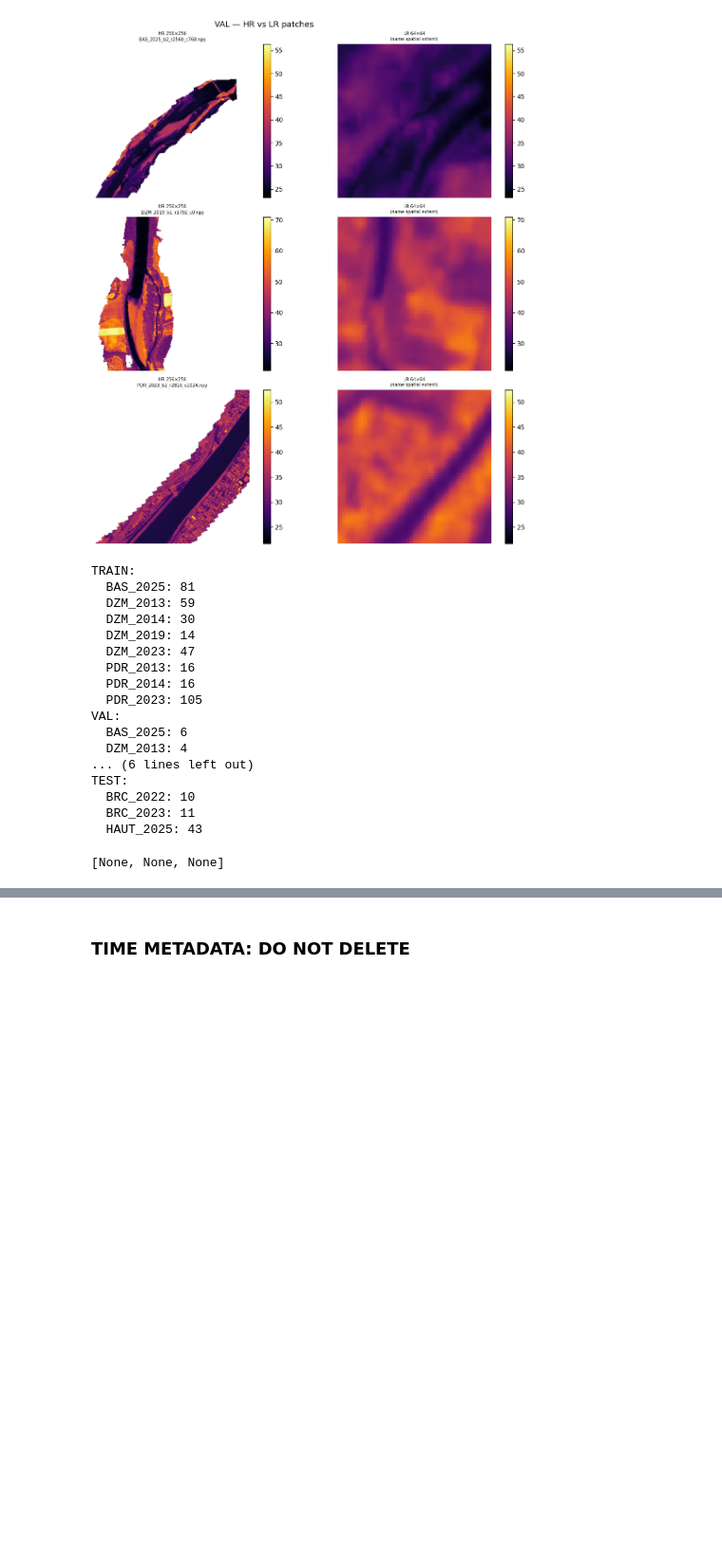
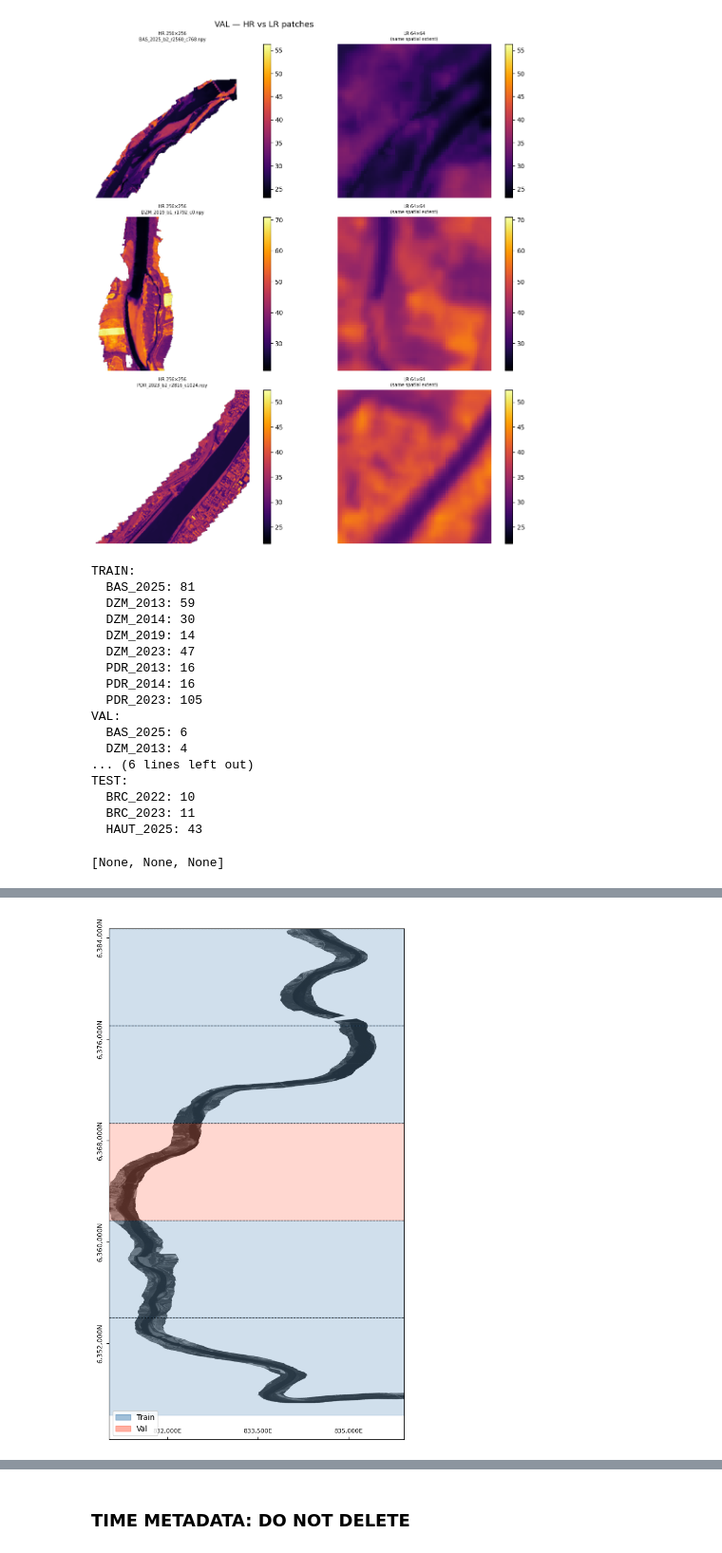
Before and after one commit to Ethel-Ogallo/Superresolution-TIR, a Jupyter notebook: notebooks/00_EDA.ipynb, the cells around one changed output, grey strips where cells are left out. Shown at 95% size. Cells and saved outputs as stored; diff of their text form; code cells hidden in the pictures; blank space fills up the shorter version.

Commit message:
FEAT: compute stats for sequential data

```diff
--- a/notebooks/00_EDA.ipynb
+++ b/notebooks/00_EDA.ipynb
@@ -250,0 +364,81 @@ TEST:
+# %%
+import rasterio
+import matplotlib.pyplot as plt
+import matplotlib.patches as mpatches
+import matplotlib.ticker as mticker
+from matplotlib_scalebar.scalebar import ScaleBar
+import json
+import numpy as np
+from pathlib import Path
+
+data_dir = Path("/share/home/e2406751/Superresolution-TIR/data/HR_downsampled")
+split_map_path = Path("/share/home/e2406751/Superresolution-TIR/data/split_map.json")
+
+with open(split_map_path) as f:
+    split_map = json.load(f)
+
+colors = {"train": "steelblue", "val": "tomato"}
+
+fname = "DZM_2023.tif"
+info = split_map[fname]
+path = data_dir / fname
+
+with rasterio.open(path) as src:
+    data = src.read(1).astype(float)
+    nodata = src.nodata
+    if nodata is not None:
+        data[data < -1e30] = np.nan
+    transform = src.transform
+    pixel_size = transform.a  # meters/pixel, for scale bar
+    bounds = src.bounds
+
+fig, ax = plt.subplots(1, 1, figsize=(6, 10))
+
+# Grayscale underlying raster
+ax.imshow(data, cmap="gray", aspect="auto",
+          extent=[bounds.left, bounds.right, bounds.bottom, bounds.top])
+
+# Overlay block boundaries and colors (row-index converted to geographic y-coords)
+for block in info["blocks"]:
+    row_start_m = bounds.top - block["row_start"] * pixel_size
+    row_end_m   = bounds.top - block["row_end"] * pixel_size
+    color = colors[block["split"]]
+    ax.axhspan(row_end_m, row_start_m, alpha=0.25, color=color)
+    ax.axhline(row_start_m, color="black", linewidth=0.8, linestyle="--")
+    mid = (row_start_m + row_end_m) / 2
+    # ax.text(bounds.left + 20, mid, f"B{block['block_id']}\n{block['split']}",
+    #         fontsize=8, color="white", fontweight="bold", va="center")
+
+# ─── Custom tick formatting: value + N / E suffix ────────────────────────
+def northing_fmt(y, pos):
+    return f"{y:,.0f}N"
+
+def easting_fmt(x, pos):
+    return f"{x:,.0f}E"
+
+ax.xaxis.set_major_formatter(mticker.FuncFormatter(easting_fmt))
+ax.yaxis.set_major_formatter(mticker.FuncFormatter(northing_fmt))
+ax.xaxis.set_major_locator(mticker.MaxNLocator(nbins=4))
+ax.yaxis.set_major_locator(mticker.MaxNLocator(nbins=6))
+
+
+ax.set_xlabel("")
+ax.set_ylabel("")
+ax.tick_params(axis="x", direction="in", pad=-15, labelsize=8)
+ax.tick_params(axis="y", labelsize=9)
+plt.setp(ax.get_yticklabels(), rotation=90,  va="center")
+
+
+# Legend
+train_patch = mpatches.Patch(color="steelblue", alpha=0.5, label="Train")
+val_patch = mpatches.Patch(color="tomato", alpha=0.5, label="Val")
+ax.legend(handles=[train_patch, val_patch], loc="lower left", fontsize=10)
+
+plt.tight_layout()
+plt.savefig("train_val_split.png", dpi=300, bbox_inches="tight")
+plt.show()
+
+print(f"Train blocks: {info['n_train_blocks']}, Val blocks: {info['n_val_blocks']}, "
+      f"Val %: {info['val_pct']}")
+# %% [output]
+[figure, added]
```
Also changed, not shown: parts of 3 cells of this notebook, 6 other files.
